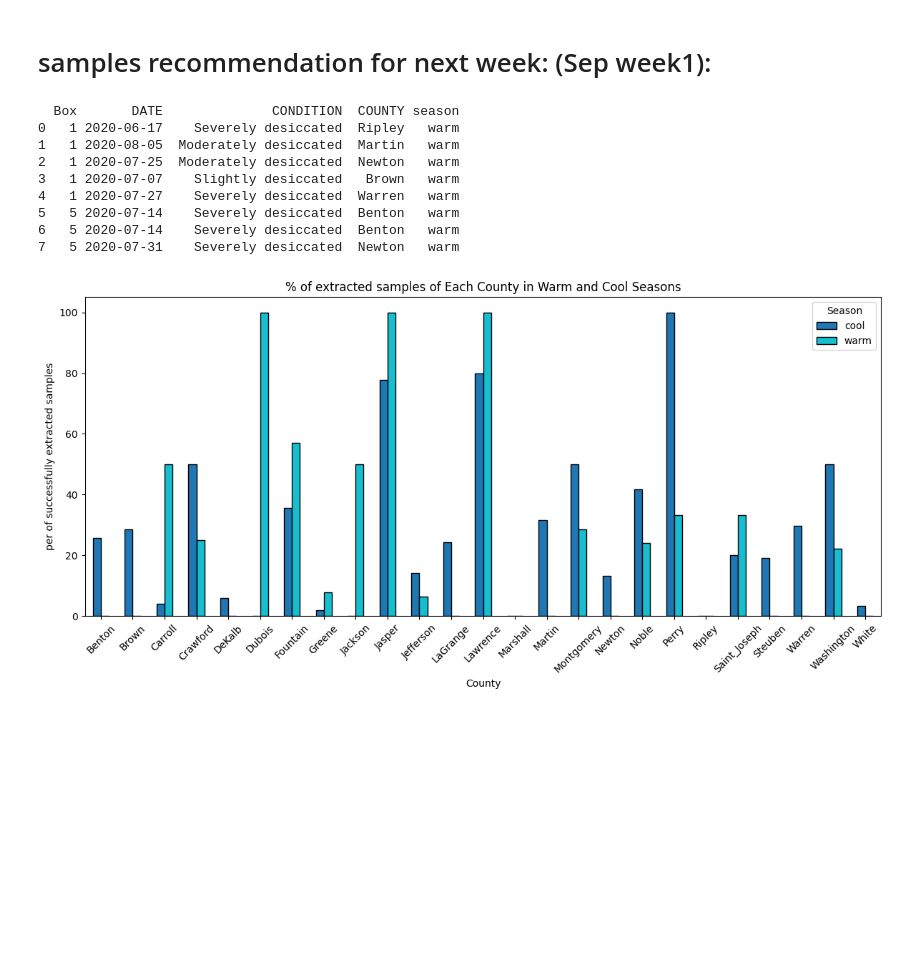
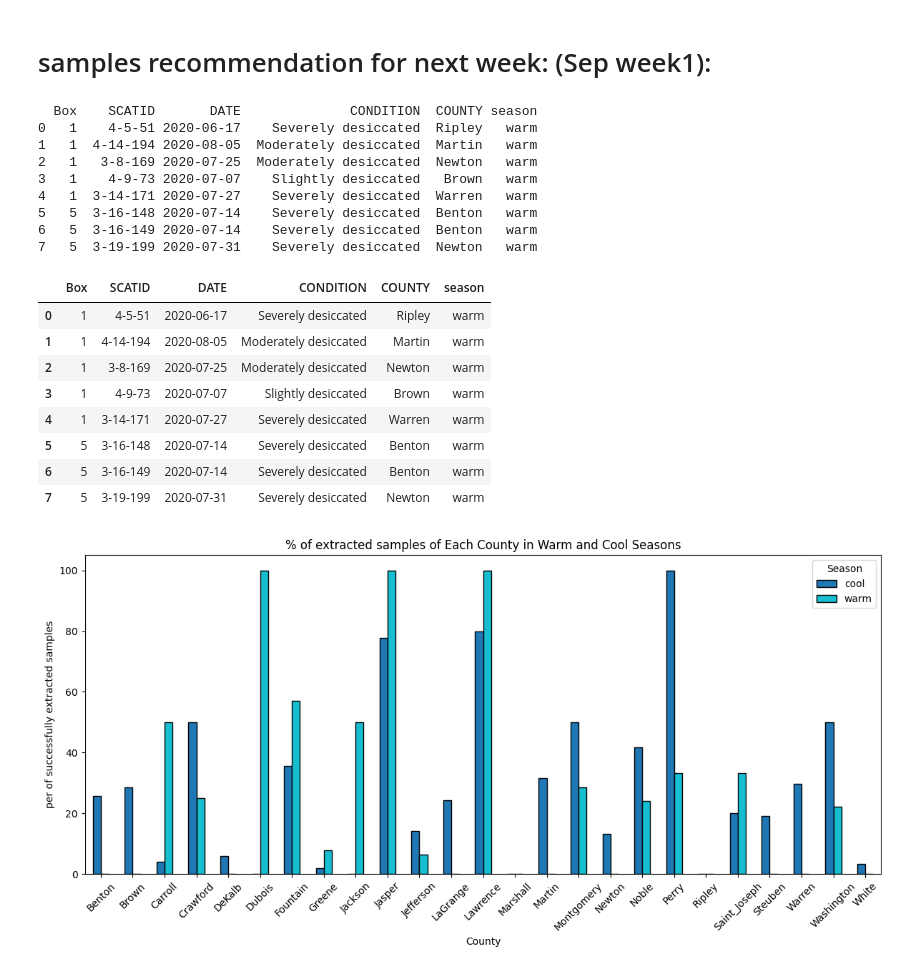
Before and after one commit to poudelmohit/carnivore_scat_samples_extraction, a Jupyter notebook: selecting_samples_to_extract.ipynb, the cells around one changed output. Cells and saved outputs as stored; diff of their text form; code cells hidden in the pictures; blank space fills up the shorter version.

```diff
--- a/selecting_samples_to_extract.ipynb
+++ b/selecting_samples_to_extract.ipynb
@@ -367,7 +367,7 @@ for_next_week = ['4-5-51', '4-14-194', '3-8-169', '4-9-73', '3-14-171', '3-16-14
 # %%
 def get_samples_info(sample_id):
     # Return the filtered DataFrame with specific columns
-    return combined_df[combined_df['SCATID'] == sample_id][['Box', 'DATE', 'CONDITION', 'COUNTY', 'season']]
+    return combined_df[combined_df['SCATID'] == sample_id][['Box', 'SCATID', 'DATE', 'CONDITION', 'COUNTY', 'season']]
 
 # Initialize an empty list to store the individual DataFrames
 samples_info_list = []
@@ -378,19 +378,32 @@ for sample in for_next_week:
 
 # Concatenate the list of DataFrames into a single DataFrame
 final_df = pd.concat(samples_info_list, ignore_index=True)
+final_df.to_csv("for_sep_week1.csv")
 
 # Display the final DataFrame
 print(final_df)
 # %% [output]
-  Box       DATE              CONDITION  COUNTY season
-0   1 2020-06-17    Severely desiccated  Ripley   warm
-1   1 2020-08-05  Moderately desiccated  Martin   warm
-2   1 2020-07-25  Moderately desiccated  Newton   warm
-3   1 2020-07-07    Slightly desiccated   Brown   warm
-4   1 2020-07-27    Severely desiccated  Warren   warm
-5   5 2020-07-14    Severely desiccated  Benton   warm
-6   5 2020-07-14    Severely desiccated  Benton   warm
-7   5 2020-07-31    Severely desiccated  Newton   warm
+  Box    SCATID       DATE              CONDITION  COUNTY season
+0   1    4-5-51 2020-06-17    Severely desiccated  Ripley   warm
+1   1  4-14-194 2020-08-05  Moderately desiccated  Martin   warm
+2   1   3-8-169 2020-07-25  Moderately desiccated  Newton   warm
+3   1    4-9-73 2020-07-07    Slightly desiccated   Brown   warm
+4   1  3-14-171 2020-07-27    Severely desiccated  Warren   warm
+5   5  3-16-148 2020-07-14    Severely desiccated  Benton   warm
+6   5  3-16-149 2020-07-14    Severely desiccated  Benton   warm
+7   5  3-19-199 2020-07-31    Severely desiccated  Newton   warm
+# %%
+final_df
+# %% [output]
+|  | Box | SCATID | DATE | CONDITION | COUNTY | season |
+| 0 | 1 | 4-5-51 | 2020-06-17 | Severely desiccated | Ripley | warm |
+| 1 | 1 | 4-14-194 | 2020-08-05 | Moderately desiccated | Martin | warm |
+| 2 | 1 | 3-8-169 | 2020-07-25 | Moderately desiccated | Newton | warm |
+| 3 | 1 | 4-9-73 | 2020-07-07 | Slightly desiccated | Brown | warm |
+| 4 | 1 | 3-14-171 | 2020-07-27 | Severely desiccated | Warren | warm |
+| 5 | 5 | 3-16-148 | 2020-07-14 | Severely desiccated | Benton | warm |
+| 6 | 5 | 3-16-149 | 2020-07-14 | Severely desiccated | Benton | warm |
+| 7 | 5 | 3-19-199 | 2020-07-31 | Severely desiccated | Newton | warm |
 # %%
 # Plotting
 perc_success.plot(kind='bar', figsize=(12, 6), colormap='tab10', edgecolor='black')
```
Also changed, not shown: parts of 1 cell of this notebook.
